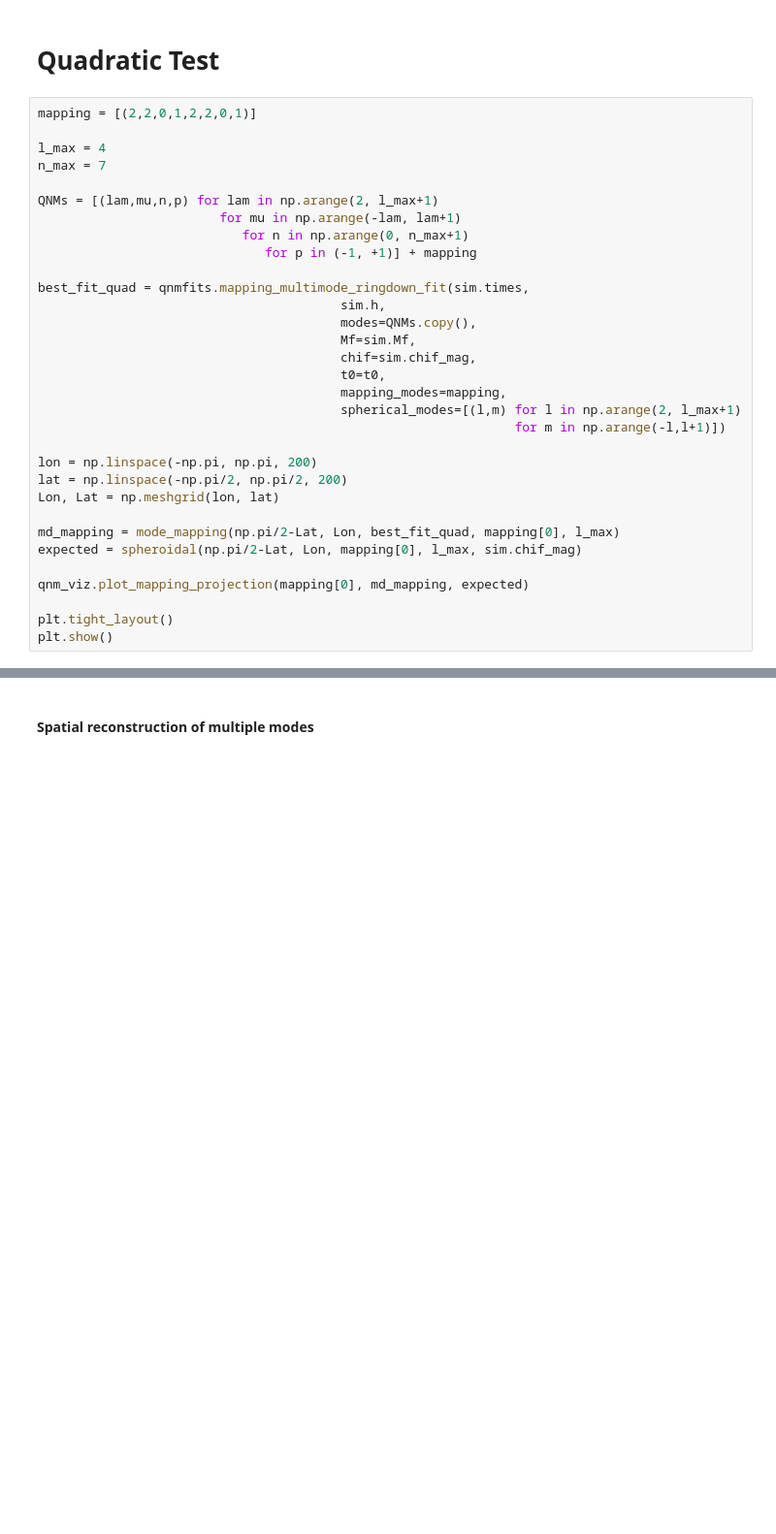
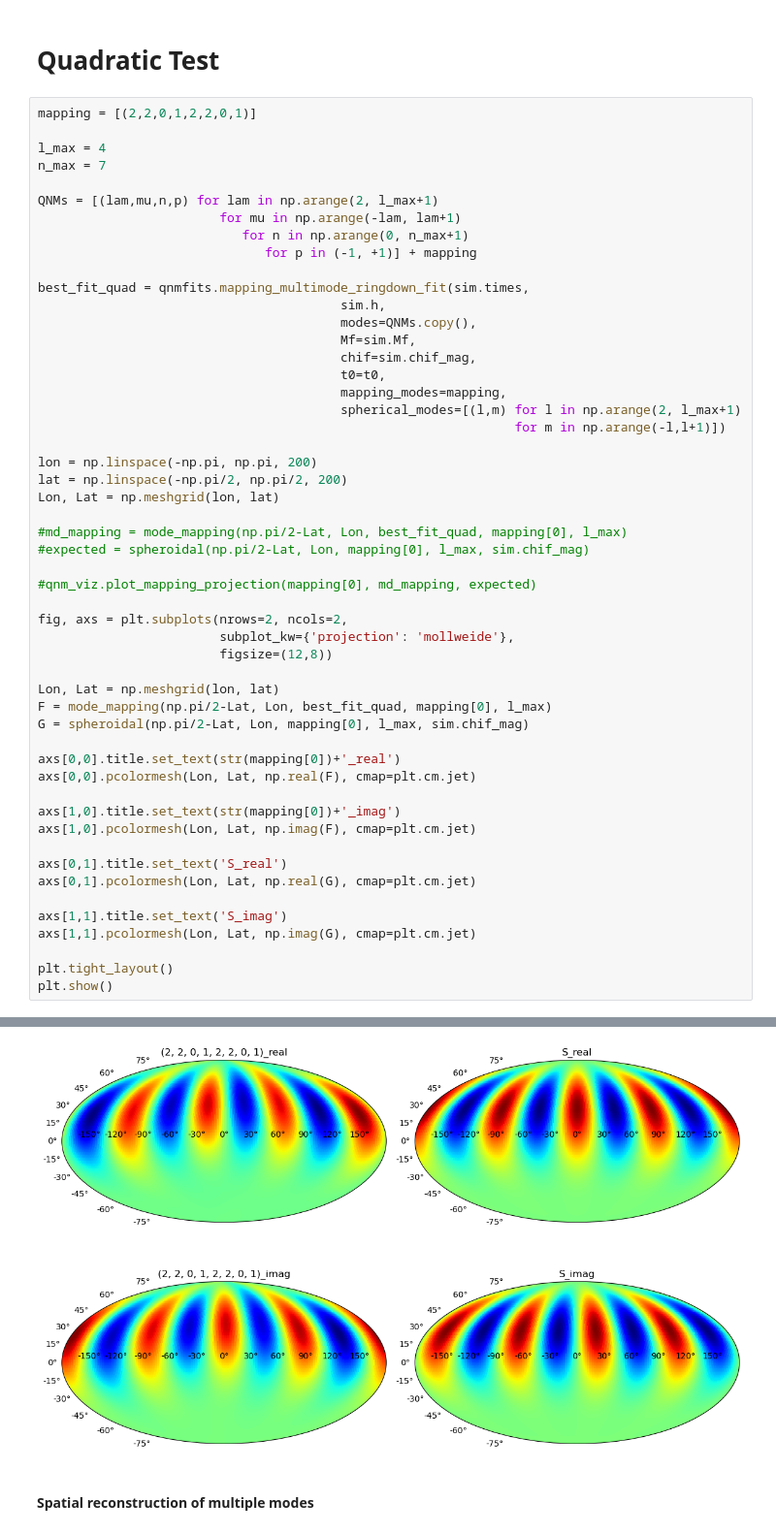
Before and after one commit to Richardvnd/quadratic_qnm, a Jupyter notebook: spatial_reconstruction_of_QNMs.ipynb, the cells around one changed output, grey strips where cells are left out. Shown at 97% size. Saved outputs shown, nothing was run; the diff lists cells and outputs as text; blank space fills up the shorter version.

```diff
--- a/spatial_reconstruction_of_QNMs.ipynb
+++ b/spatial_reconstruction_of_QNMs.ipynb
@@ -143,10 +174,30 @@ lon = np.linspace(-np.pi, np.pi, 200)
 lat = np.linspace(-np.pi/2, np.pi/2, 200)
 Lon, Lat = np.meshgrid(lon, lat)
 
-md_mapping = mode_mapping(np.pi/2-Lat, Lon, best_fit_quad, mapping[0], l_max)
-expected = spheroidal(np.pi/2-Lat, Lon, mapping[0], l_max, sim.chif_mag)
+#md_mapping = mode_mapping(np.pi/2-Lat, Lon, best_fit_quad, mapping[0], l_max)
+#expected = spheroidal(np.pi/2-Lat, Lon, mapping[0], l_max, sim.chif_mag)
 
-qnm_viz.plot_mapping_projection(mapping[0], md_mapping, expected)
+#qnm_viz.plot_mapping_projection(mapping[0], md_mapping, expected)
+
+fig, axs = plt.subplots(nrows=2, ncols=2,
+                        subplot_kw={'projection': 'mollweide'},
+                        figsize=(12,8))
+
+Lon, Lat = np.meshgrid(lon, lat)
+F = mode_mapping(np.pi/2-Lat, Lon, best_fit_quad, mapping[0], l_max)
+G = spheroidal(np.pi/2-Lat, Lon, mapping[0], l_max, sim.chif_mag)
+
+axs[0,0].title.set_text(str(mapping[0])+'_real')
+axs[0,0].pcolormesh(Lon, Lat, np.real(F), cmap=plt.cm.jet)
+
+axs[1,0].title.set_text(str(mapping[0])+'_imag')
+axs[1,0].pcolormesh(Lon, Lat, np.imag(F), cmap=plt.cm.jet)
+
+axs[0,1].title.set_text('S_real')
+axs[0,1].pcolormesh(Lon, Lat, np.real(G), cmap=plt.cm.jet)
+
+axs[1,1].title.set_text('S_imag')
+axs[1,1].pcolormesh(Lon, Lat, np.imag(G), cmap=plt.cm.jet)
 
 plt.tight_layout()
 plt.show()
@@ -172,3 +205,4 @@ executing.executing.NotOneValueFound: Expected one value, found 0
+[figure, added]
 # %% [markdown]
 #### Spatial reconstruction of multiple modes
 # %%
```
Also changed, not shown: parts of 9 cells of this notebook, 1 other file.
